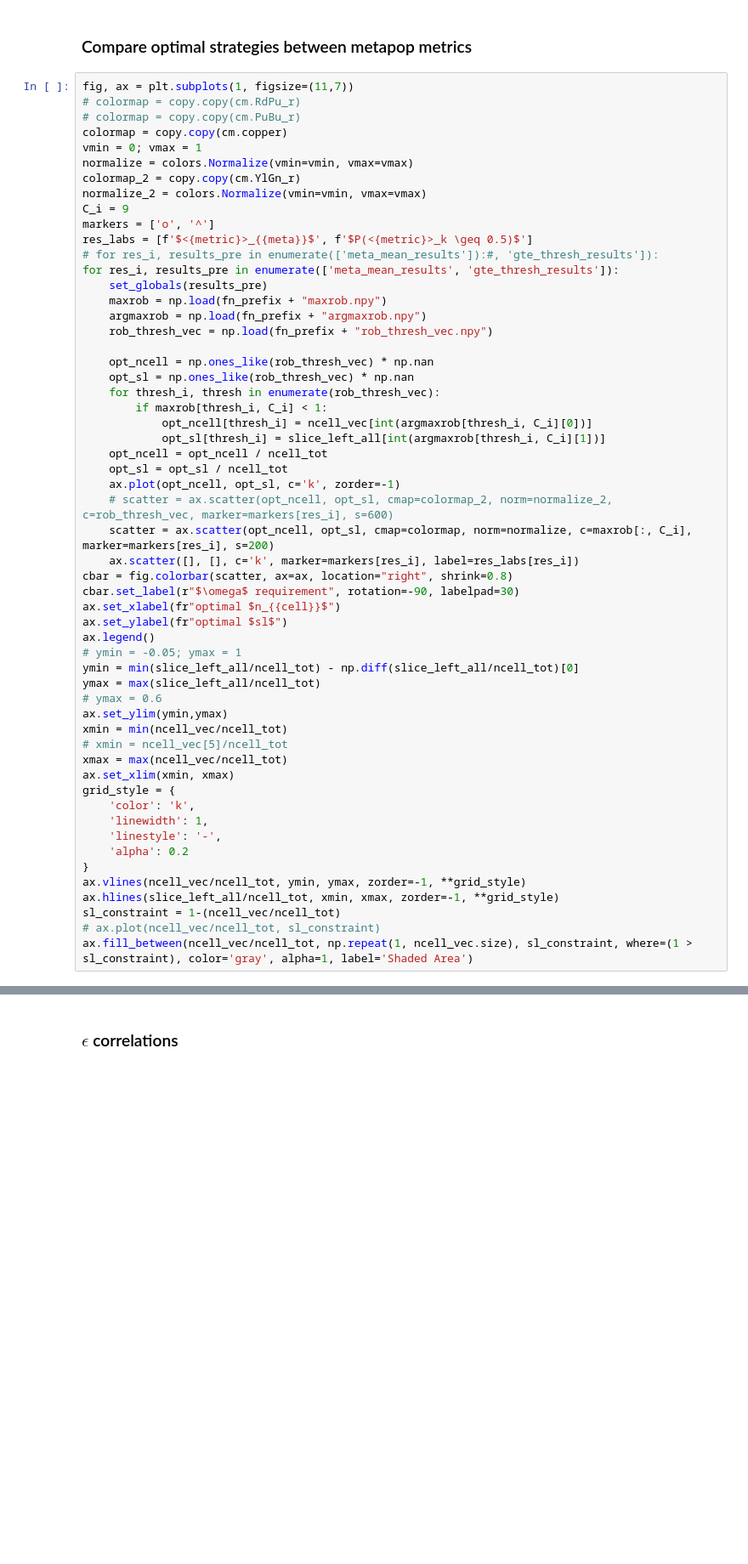
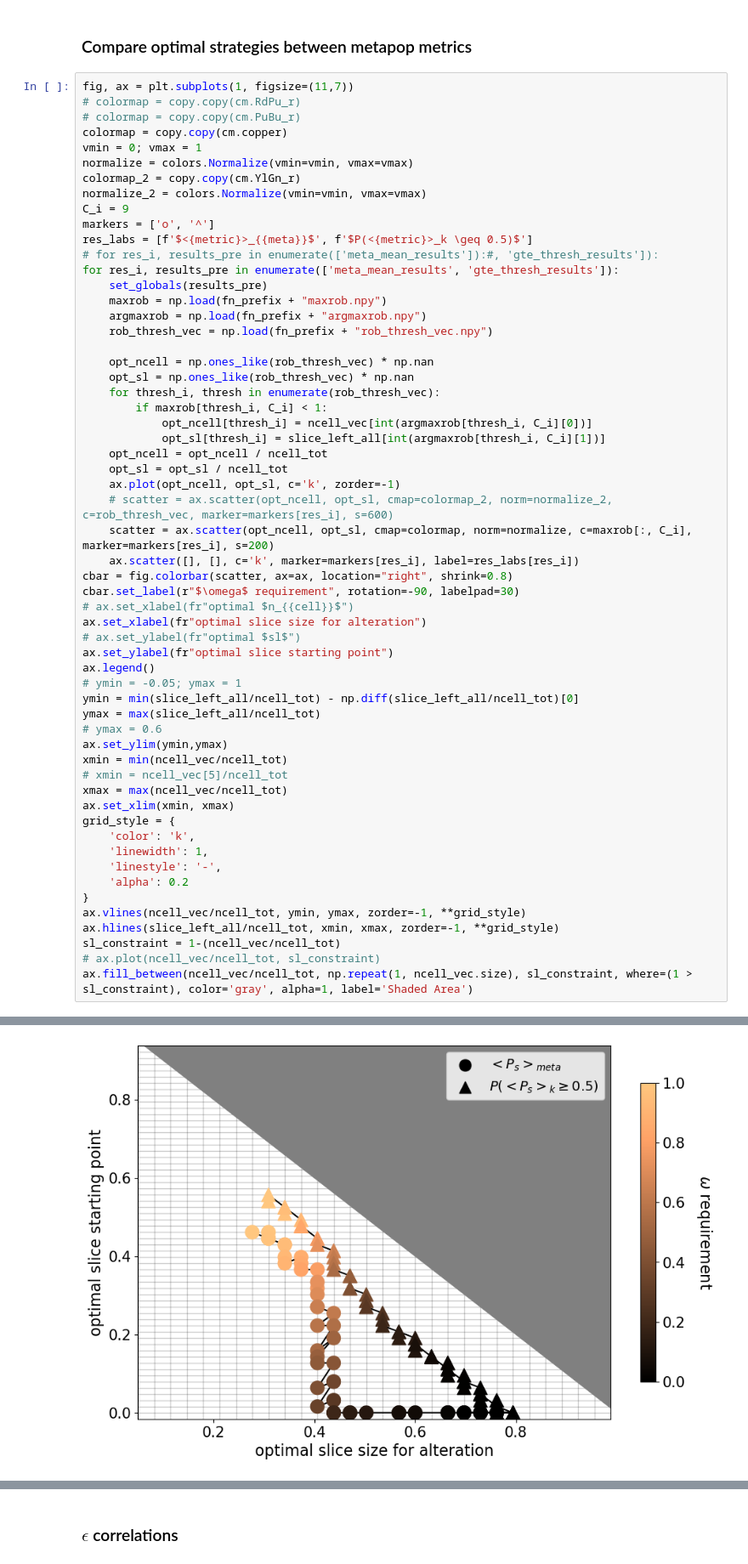
Before and after one commit to patricklawton/TecateCypress, a Jupyter notebook: sensitivity/viz.ipynb, the cells around one changed output, grey strips where cells are left out. Shown at 85% size. Saved outputs shown, nothing was run; the diff lists cells and outputs as text; blank space fills up the shorter version.

```diff
--- a/sensitivity/viz.ipynb
+++ b/sensitivity/viz.ipynb
@@ -269,8 +249,10 @@ for res_i, results_pre in enumerate(['meta_mean_results', 'gte_thresh_results'])
     ax.scatter([], [], c='k', marker=markers[res_i], label=res_labs[res_i])
 cbar = fig.colorbar(scatter, ax=ax, location="right", shrink=0.8)
 cbar.set_label(r"$\omega$ requirement", rotation=-90, labelpad=30)
-ax.set_xlabel(fr"optimal $n_{{cell}}$")
-ax.set_ylabel(fr"optimal $sl$")
+# ax.set_xlabel(fr"optimal $n_{{cell}}$")
+ax.set_xlabel(fr"optimal slice size for alteration")
+# ax.set_ylabel(fr"optimal $sl$")
+ax.set_ylabel(fr"optimal slice starting point")
 ax.legend()
 # ymin = -0.05; ymax = 1
 ymin = min(slice_left_all/ncell_tot) - np.diff(slice_left_all/ncell_tot)[0]
@@ -292,3 +274,4 @@ ax.hlines(slice_left_all/ncell_tot, xmin, xmax, zorder=-1, **grid_style)
 sl_constraint = 1-(ncell_vec/ncell_tot)
 # ax.plot(ncell_vec/ncell_tot, sl_constraint)
 ax.fill_between(ncell_vec/ncell_tot, np.repeat(1, ncell_vec.size), sl_constraint, where=(1 > sl_constraint), color='gray', alpha=1, label='Shaded Area')
+# %% [output]
@@ -295,3 +279,4 @@ ax.fill_between(ncell_vec/ncell_tot, np.repeat(1, ncell_vec.size), sl_constraint
+[figure, added]
 # %%
 fig, ax = plt.subplots(1, figsize=(11,7))
 # colormap = copy.copy(cm.RdPu_r)
```
Also changed, not shown: parts of 14 cells of this notebook, 11 other files.
